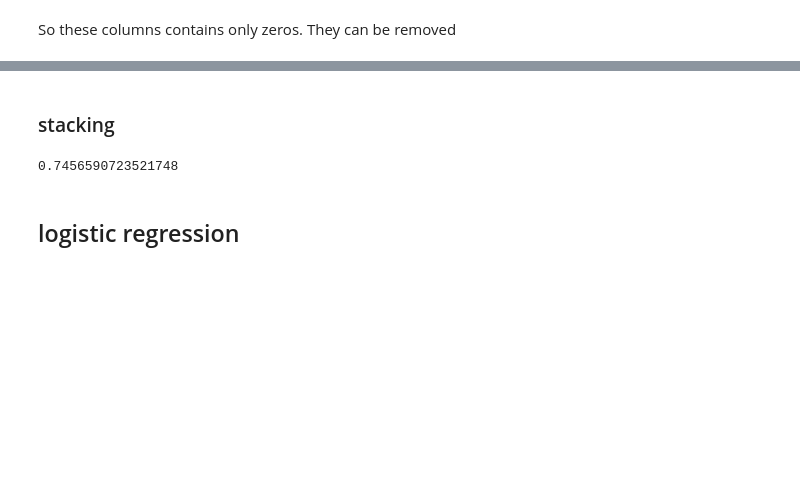
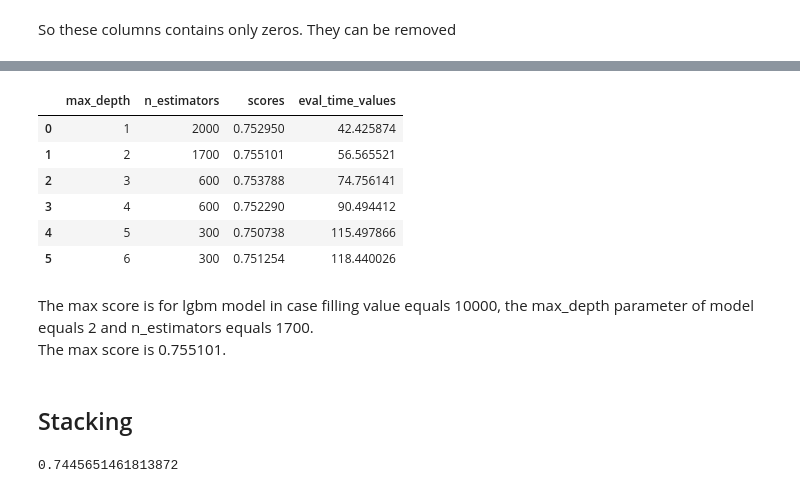
Before and after one commit to vkhmara/EPAM-Internship, a Jupyter notebook: Python/ML course/Week 7/Report.ipynb, the cells around one changed output, grey strips where cells are left out. Saved outputs shown, nothing was run; the diff lists cells and outputs as text; code cells hidden in the pictures; blank space fills up the shorter version.

```diff
--- a/Python/ML course/Week 7/Report.ipynb
+++ b/Python/ML course/Week 7/Report.ipynb
@@ -833,2 +737,22 @@ roc_auc_score(y_with_10000_test, big_ada_boosting_with_10000.predict_proba(X_wit
+# %%
+best_lgbm_info = all_models_info['10000']['lgbm'].copy()
+best_lgbm_info.update({
+    'tuned_params': best_lgbm_info['tuned_params']['max_depth'],
+    'params': best_lgbm_info['params']['n_estimators'].values(),
+    'eval_time_values': list(map(methodcaller('total_seconds'), best_lgbm_info['eval_time_values']))
+}
+)
+pd.DataFrame(best_lgbm_info).rename(columns={'tuned_params': 'max_depth', 'params': 'n_estimators'})
+# %% [output]
+|  | max_depth | n_estimators | scores | eval_time_values |
+| 0 | 1 | 2000 | 0.752950 | 42.425874 |
+| 1 | 2 | 1700 | 0.755101 | 56.565521 |
+| 2 | 3 | 600 | 0.753788 | 74.756141 |
+| 3 | 4 | 600 | 0.752290 | 90.494412 |
+| 4 | 5 | 300 | 0.750738 | 115.497866 |
+| 5 | 6 | 300 | 0.751254 | 118.440026 |
+# %% [markdown]
+The max score is for lgbm model in case filling value equals 10000, the max_depth parameter of model equals 2 and n_estimators equals 1700.
+The max score is 0.755101.
 # %% [markdown]
-### stacking
+## Stacking
@@ -835,15 +768,13 @@ roc_auc_score(y_with_10000_test, big_ada_boosting_with_10000.predict_proba(X_wit
 # %%
-stacking_with_10000 = StackingEnsemble(
+stacking = StackingEnsemble(
     layers=[
-        [LogisticRegression(max_iter=100),
-         LogisticRegression(max_iter=400),
-         LogisticRegression(max_iter=700),
+        [KNeighborsClassifier(n_neighbors=4000),
+         LGBMClassifier(max_depth=2, n_estimators=1000),
          LogisticRegression(max_iter=1000),
-         LogisticRegression(max_iter=1300)]
+         AdaBoostClassifier(n_estimators=500)]
         for k in range(5)] + [[LogisticRegression(max_iter=1000)]])
-stacking_with_10000.fit(scaled_X_with_10000_train, y_with_10000_train)
-roc_auc_score(y_with_10000_test, stacking_with_10000.predict_proba(scaled_X_with_10000_test))
+
+stacking.fit(scaled_X_train, y_train)
+roc_auc_score(y_test, stacking.predict_proba(scaled_X_test))
 # %% [output]
-0.7456590723521748
+0.7445651461813872
-# %% [markdown]
-## logistic regression
```
Also changed, not shown: parts of 96 cells of this notebook.
